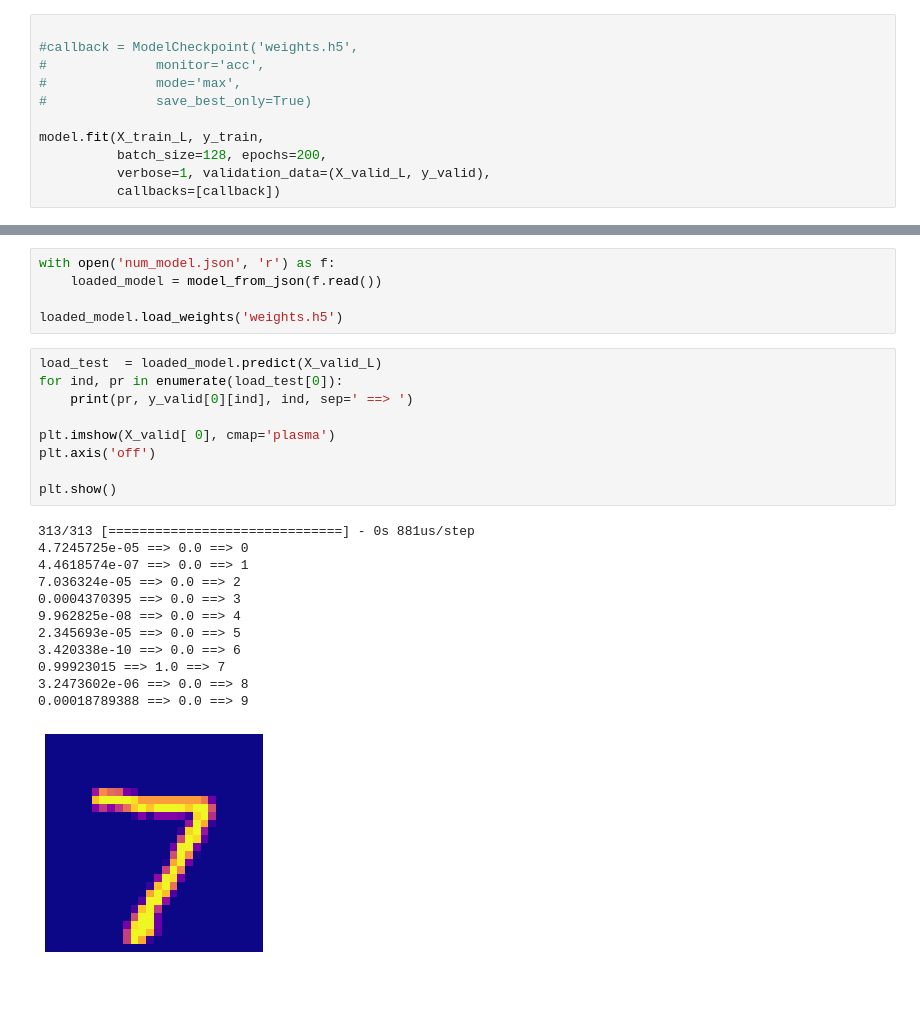
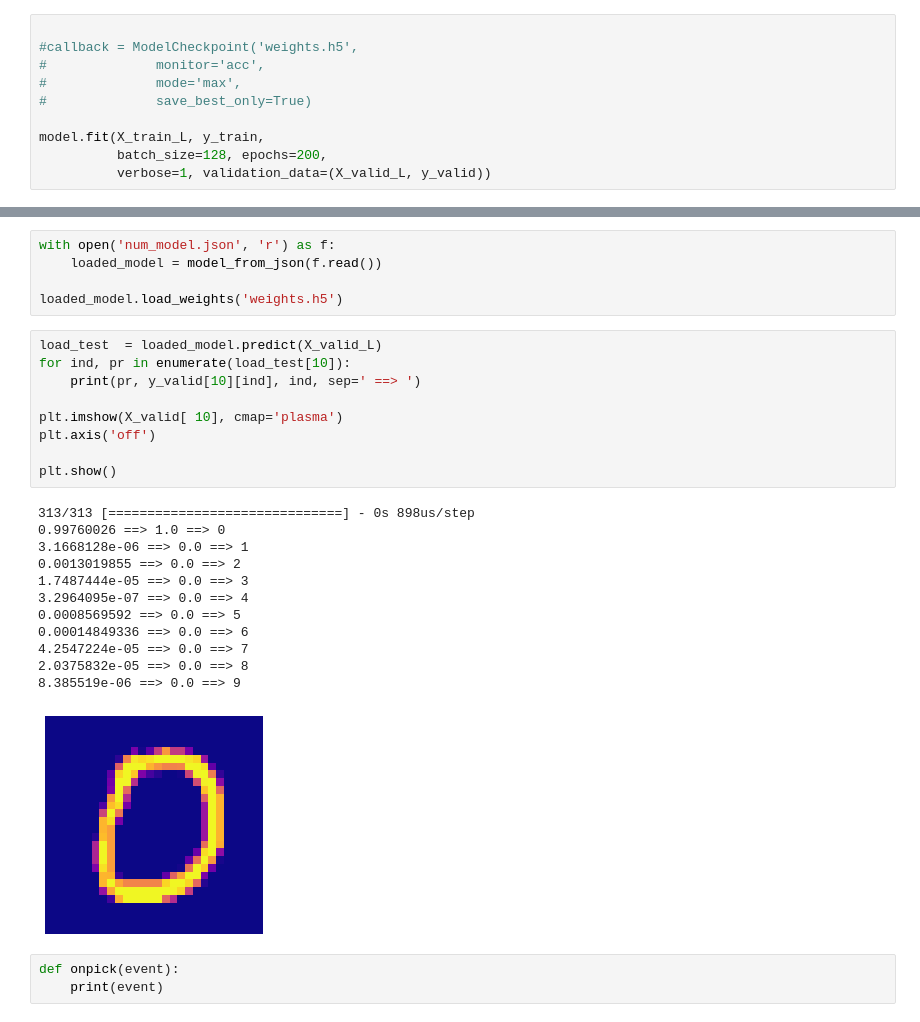
Before and after one commit to i-sergh/MLeto, a Jupyter notebook: myMl.ipynb, the cells around one changed output, grey strips where cells are left out. Cells and saved outputs as stored; diff of their text form; blank space fills up the shorter version.

```diff
--- a/myMl.ipynb
+++ b/myMl.ipynb
@@ -79,7 +82,6 @@ model.compile(loss='categorical_crossentropy', optimizer='SGD', metrics=['accura
 
 model.fit(X_train_L, y_train,
           batch_size=128, epochs=200,
-          verbose=1, validation_data=(X_valid_L, y_valid),
-          callbacks=[callback])
+          verbose=1, validation_data=(X_valid_L, y_valid))
 # %% [output]
 Epoch 1/200
@@ -157,25 +159,28 @@ with open('num_model.json', 'r') as f:
 loaded_model.load_weights('weights.h5')
 # %%
 load_test  = loaded_model.predict(X_valid_L)
-for ind, pr in enumerate(load_test[0]):
-    print(pr, y_valid[0][ind], ind, sep=' ==> ')
+for ind, pr in enumerate(load_test[10]):
+    print(pr, y_valid[10][ind], ind, sep=' ==> ')
 
-plt.imshow(X_valid[ 0], cmap='plasma')
+plt.imshow(X_valid[ 10], cmap='plasma')
 plt.axis('off')
 
 plt.show()
 # %% [output]
-313/313 [==============================] - 0s 881us/step
-4.7245725e-05 ==> 0.0 ==> 0
-4.4618574e-07 ==> 0.0 ==> 1
-7.036324e-05 ==> 0.0 ==> 2
-0.0004370395 ==> 0.0 ==> 3
-9.962825e-08 ==> 0.0 ==> 4
-2.345693e-05 ==> 0.0 ==> 5
-3.420338e-10 ==> 0.0 ==> 6
-0.99923015 ==> 1.0 ==> 7
-3.2473602e-06 ==> 0.0 ==> 8
-0.00018789388 ==> 0.0 ==> 9
+313/313 [==============================] - 0s 898us/step
+0.99760026 ==> 1.0 ==> 0
+3.1668128e-06 ==> 0.0 ==> 1
+0.0013019855 ==> 0.0 ==> 2
+1.7487444e-05 ==> 0.0 ==> 3
+3.2964095e-07 ==> 0.0 ==> 4
+0.0008569592 ==> 0.0 ==> 5
+0.00014849336 ==> 0.0 ==> 6
+4.2547224e-05 ==> 0.0 ==> 7
+2.0375832e-05 ==> 0.0 ==> 8
+8.385519e-06 ==> 0.0 ==> 9
-[figure, old version]
+[figure, new version]
+# %%
+def onpick(event):
+    print(event)
 # %%
 # доделать
```
Also changed, not shown: parts of 5 cells of this notebook, 3 other files.
